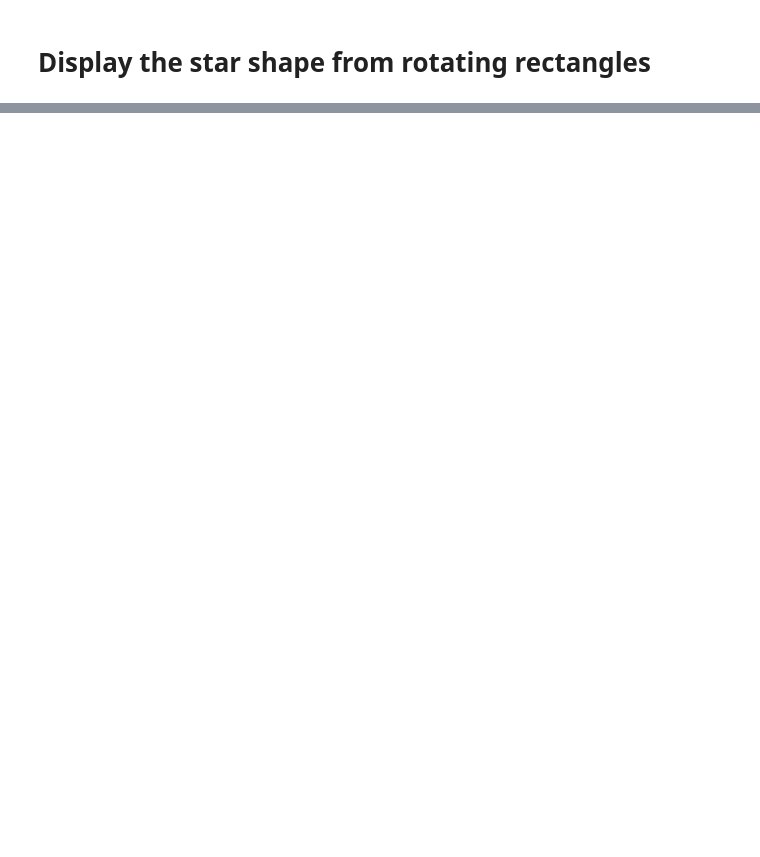
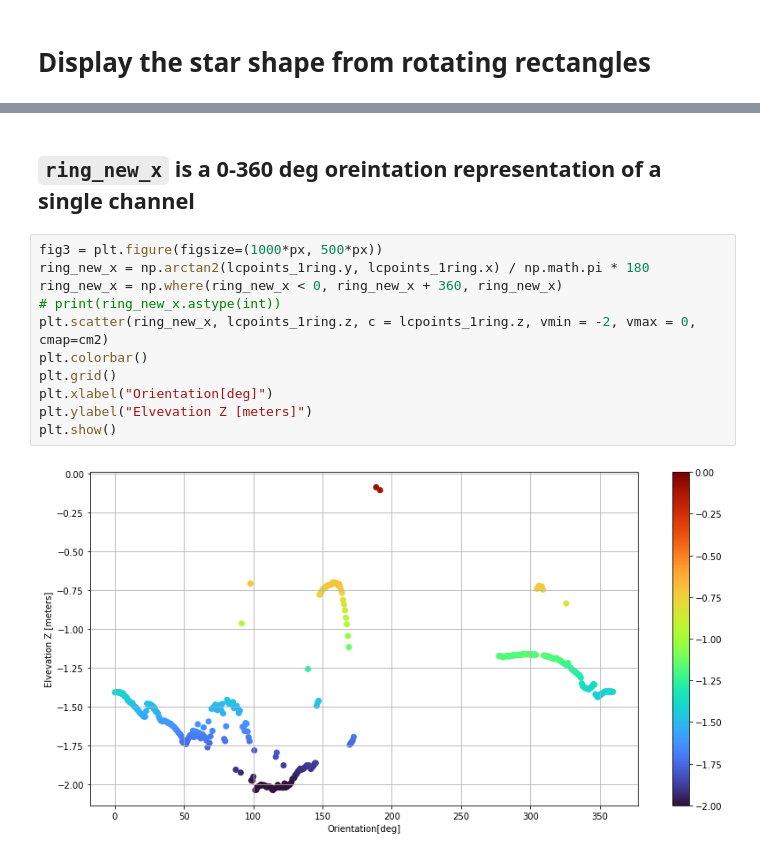
Before and after one commit to horverno/lidar-tinkering-ipython, a Jupyter notebook: x_equals_zero.ipynb, the cells around one changed output, grey strips where cells are left out. Drawn from its saved outputs; the diff is of its cells as text; blank space fills up the shorter version.

```diff
--- a/x_equals_zero.ipynb
+++ b/x_equals_zero.ipynb
@@ -42,0 +51,15 @@ plt.show()
+# %% [markdown]
+## `ring_new_x` is a 0-360 deg oreintation representation of a single channel
+# %%
+fig3 = plt.figure(figsize=(1000*px, 500*px))
+ring_new_x = np.arctan2(lcpoints_1ring.y, lcpoints_1ring.x) / np.math.pi * 180
+ring_new_x = np.where(ring_new_x < 0, ring_new_x + 360, ring_new_x)
+# print(ring_new_x.astype(int))
+plt.scatter(ring_new_x, lcpoints_1ring.z, c = lcpoints_1ring.z, vmin = -2, vmax = 0, cmap=cm2)
+plt.colorbar()
+plt.grid()
+plt.xlabel("Orientation[deg]")
+plt.ylabel("Elvevation Z [meters]")
+plt.show()
+# %% [output]
+[figure, added]
```
Also changed, not shown: parts of 4 cells of this notebook.
